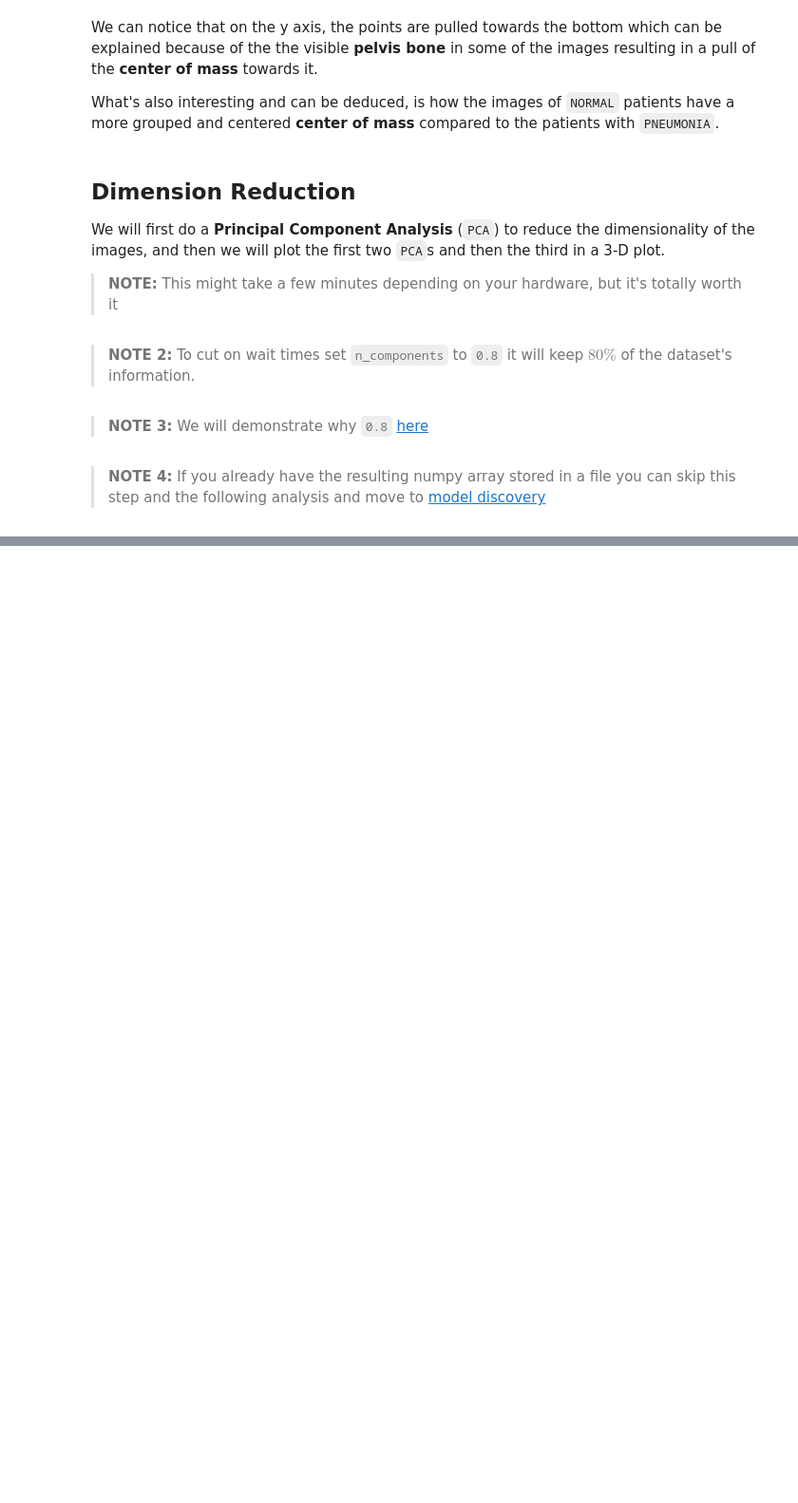
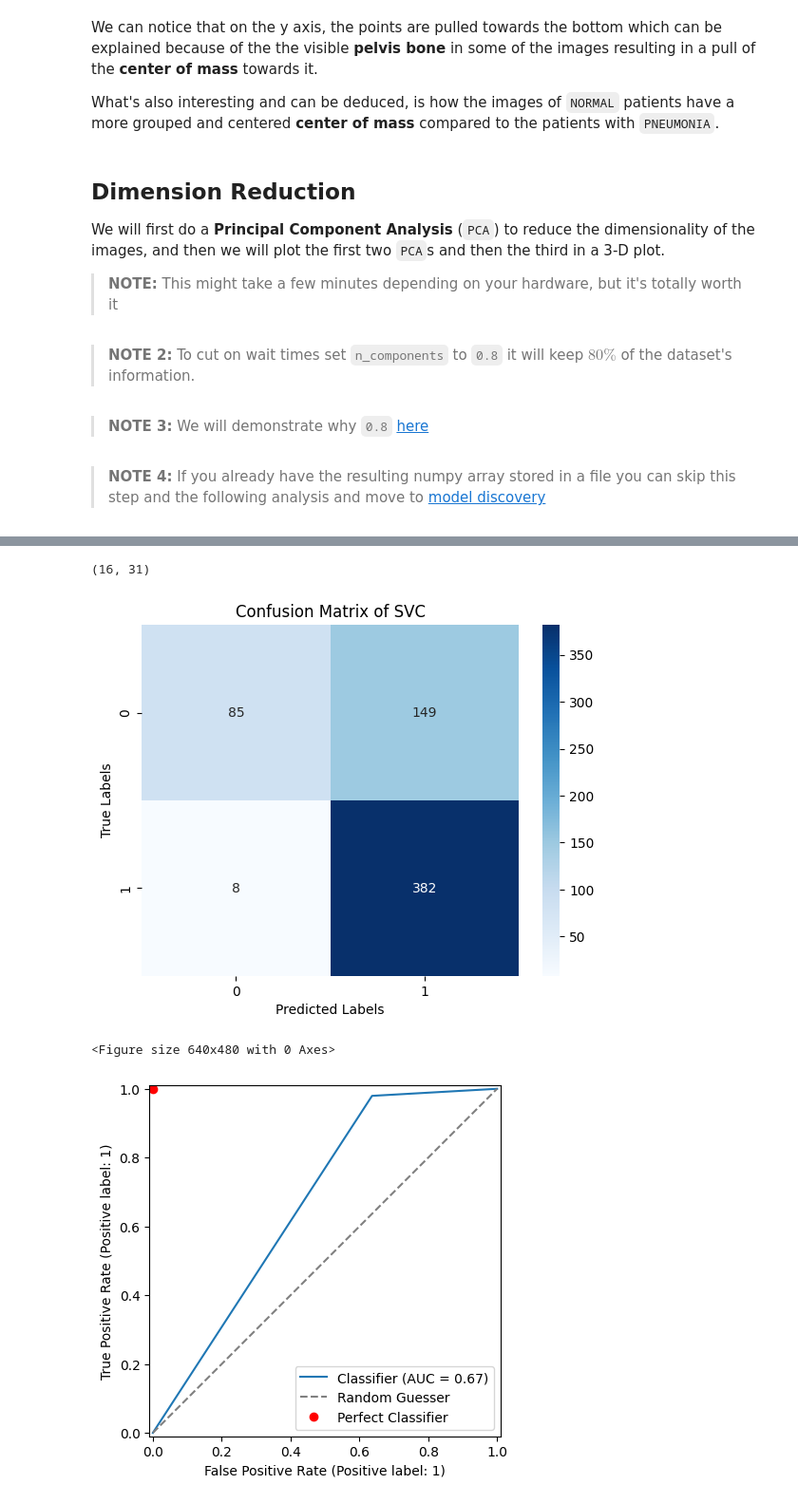
Before and after one commit to Az-r-ow/zoidberg, a Jupyter notebook: revised_main.ipynb, the cells around one changed output, grey strips where cells are left out. Shown at 95% size. Cells and saved outputs as stored; diff of their text form; code cells hidden in the pictures; blank space fills up the shorter version.

```diff
--- a/revised_main.ipynb
+++ b/revised_main.ipynb
@@ -200,0 +219,6 @@ plt.show()
+# %%
+x_test_pca = pca.transform(normalize_images(x_test))
+x_eval_pca = pca.transform(normalize_images(x_eval))
+
+np.save("./datasets/x_test_pca", x_test_pca)
+np.save("./datasets/x_eval_pca", x_eval_pca)
@@ -200,0 +306,44 @@ plt.show()
+# %%
+from sklearn.metrics import confusion_matrix, accuracy_score, roc_auc_score, RocCurveDisplay
+models_scores = {}
+
+# Evaluating a model from best params
+def evaluate_model(model, cv):
+  # set the params to be the best combination
+  model_name = type(model).__name__
+  model.set_params(**cv.best_params_)
+
+  # train the model with the best params combination
+  model.fit(x_train_pca, y_train)
+
+  y_pred = model.predict(x_test_pca)
+
+  cm = confusion_matrix(y_test, y_pred)
+
+  models_scores[model_name] = {
+    "accuracy": accuracy_score(y_test, y_pred),
+    "roc_auc": roc_auc_score(y_test, y_pred)
+  }
+
+  plt.figure(1)
+  sns.heatmap(cm, annot=True, fmt="d", cmap="Blues")
+  plt.title(
+    f"Confusion Matrix of {model_name}"
+  )
+  plt.xlabel("Predicted Labels")
+  plt.ylabel("True Labels")
+
+  plt.figure(2)
+  print(x_eval_pca.shape)
+  RocCurveDisplay.from_predictions(y_test, y_pred)
+  plt.plot([0, 1], [0, 1], linestyle="--", color="gray", label="Random Guesser")
+  plt.plot(0, 1, "ro", label="Perfect Classifier")
+  plt.legend()
+  plt.show()
+# %%
+evaluate_model(svc, svc_search)
+# %% [output]
+(16, 31)
+[figure, added]
+<Figure size 640x480 with 0 Axes>
+[figure, added]
```
Also changed, not shown: parts of 28 cells of this notebook, 2 other files.
